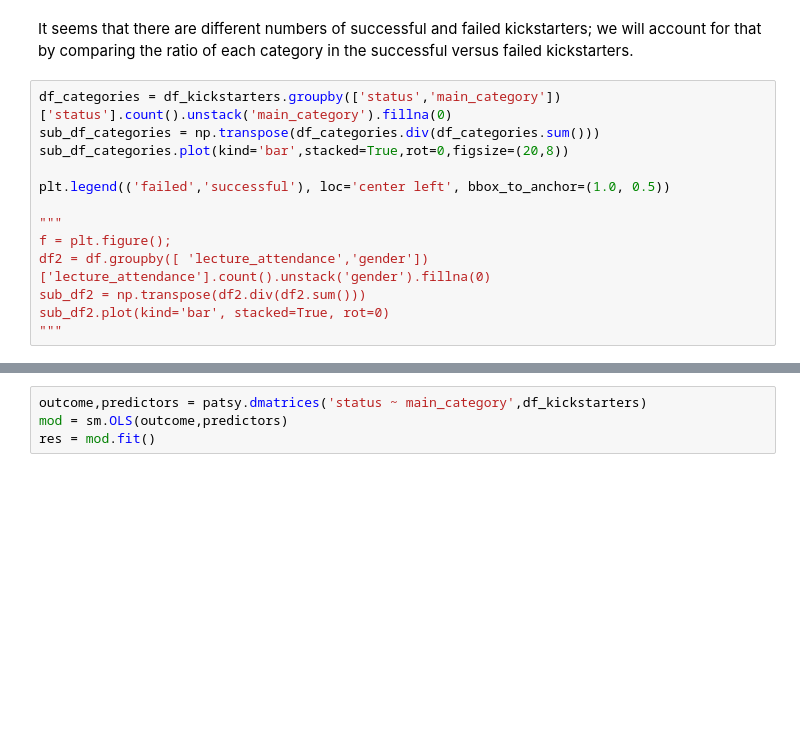
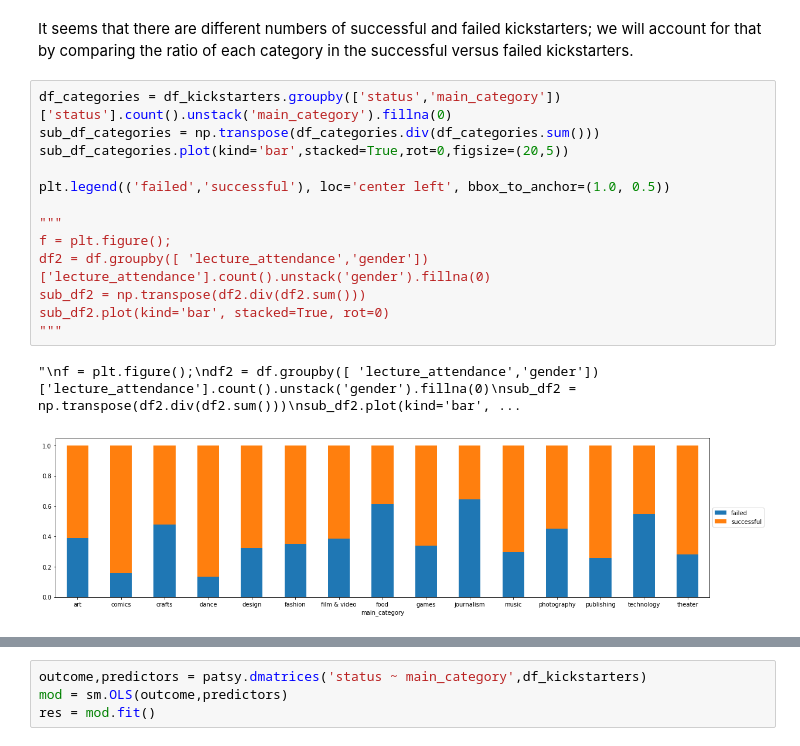
Before and after one commit to krandapus/Projects, a Jupyter notebook: FinalProject.ipynb, the cells around one changed output, grey strips where cells are left out. Cells and saved outputs as stored; diff of their text form; blank space fills up the shorter version.

```diff
--- a/FinalProject.ipynb
+++ b/FinalProject.ipynb
@@ -137,16 +151,19 @@ It seems that there are different numbers of successful and failed kickstarters;
 # %%
 df_categories = df_kickstarters.groupby(['status','main_category'])['status'].count().unstack('main_category').fillna(0)
 sub_df_categories = np.transpose(df_categories.div(df_categories.sum()))
-sub_df_categories.plot(kind='bar',stacked=True,rot=0,figsize=(20,8))
+sub_df_categories.plot(kind='bar',stacked=True,rot=0,figsize=(20,5))
 
 plt.legend(('failed','successful'), loc='center left', bbox_to_anchor=(1.0, 0.5))
 
 """
 f = plt.figure();
 df2 = df.groupby([ 'lecture_attendance','gender'])['lecture_attendance'].count().unstack('gender').fillna(0)
 sub_df2 = np.transpose(df2.div(df2.sum()))
 sub_df2.plot(kind='bar', stacked=True, rot=0)
 """
+# %% [output]
+"\nf = plt.figure();\ndf2 = df.groupby([ 'lecture_attendance','gender'])['lecture_attendance'].count().unstack('gender').fillna(0)\nsub_df2 = np.transpose(df2.div(df2.sum()))\nsub_df2.plot(kind='bar', ...
+[figure, added]
 # %%
 # views first rows of df_kickstarters
 df_kickstarters.head()
```
Also changed, not shown: parts of 12 cells of this notebook.
